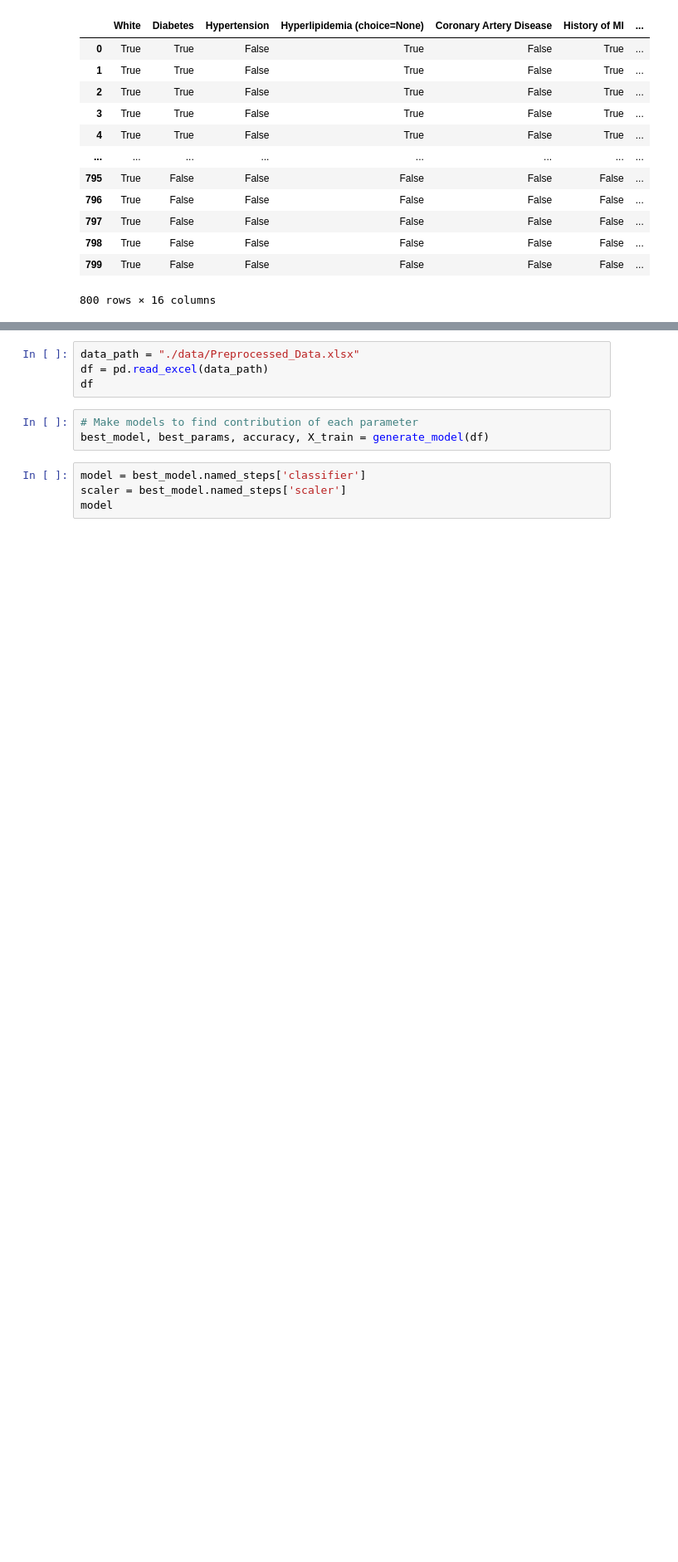
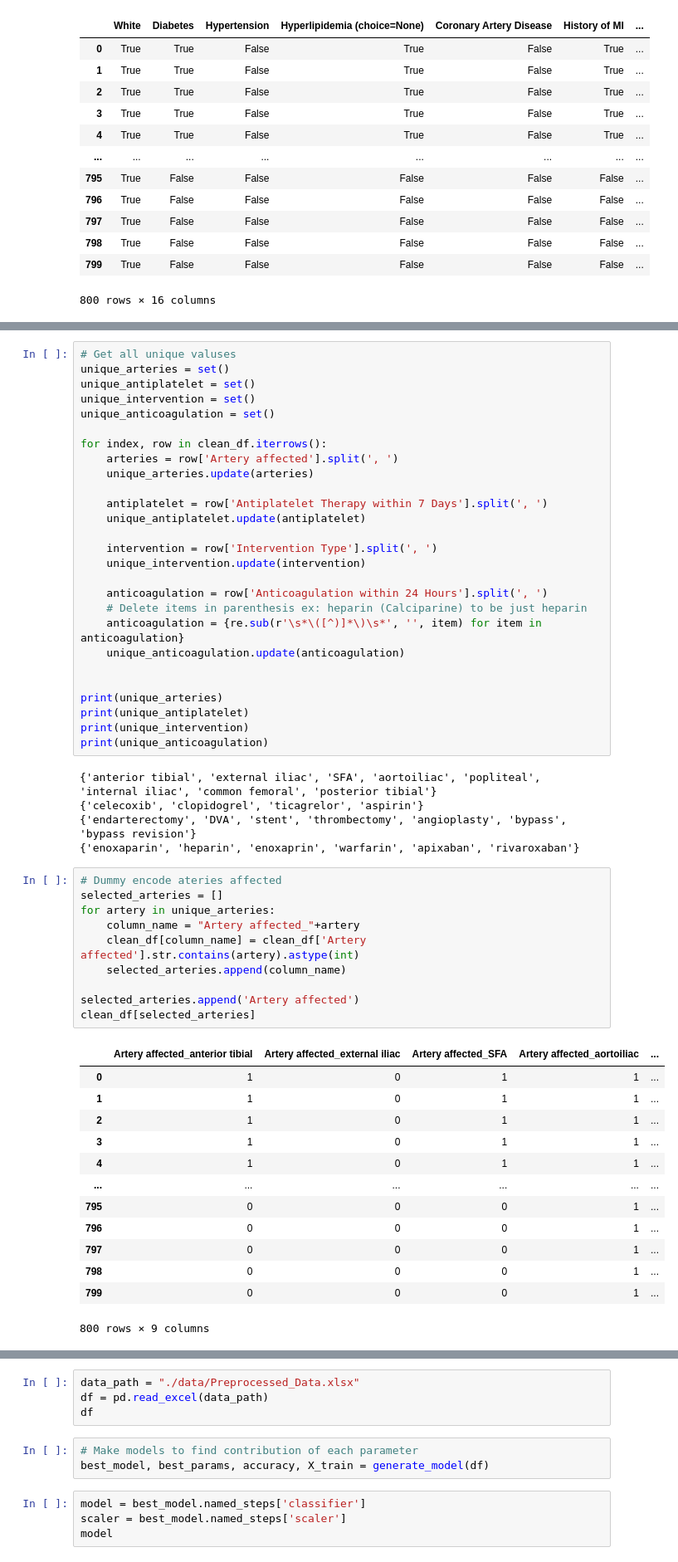
Before and after one commit to kstack21/CapstoneC2023, a Jupyter notebook: steps.ipynb, the cells around one changed output, grey strips where cells are left out. Shown: that part at 83% size. Drawn from its saved outputs; the diff is of its cells as text; blank space fills up the shorter version.

```diff
--- a/steps.ipynb
+++ b/steps.ipynb
@@ -495,0 +634,56 @@ clean_df[columns_to_convert]
+# %%
+# Get all unique valuses
+unique_arteries = set()
+unique_antiplatelet = set()
+unique_intervention = set()
+unique_anticoagulation = set()
+
+for index, row in clean_df.iterrows():
+    arteries = row['Artery affected'].split(', ')
+    unique_arteries.update(arteries)
+
+    antiplatelet = row['Antiplatelet Therapy within 7 Days'].split(', ')
+    unique_antiplatelet.update(antiplatelet)
+
+    intervention = row['Intervention Type'].split(', ')
+    unique_intervention.update(intervention)
+
+    anticoagulation = row['Anticoagulation within 24 Hours'].split(', ')
+    # Delete items in parenthesis ex: heparin (Calciparine) to be just heparin
+    anticoagulation = {re.sub(r'\s*\([^)]*\)\s*', '', item) for item in anticoagulation}
+    unique_anticoagulation.update(anticoagulation)
+
+
+print(unique_arteries)
+print(unique_antiplatelet)
+print(unique_intervention)
+print(unique_anticoagulation)
+# %% [output]
+{'anterior tibial', 'external iliac', 'SFA', 'aortoiliac', 'popliteal', 'internal iliac', 'common femoral', 'posterior tibial'}
+{'celecoxib', 'clopidogrel', 'ticagrelor', 'aspirin'}
+{'endarterectomy', 'DVA', 'stent', 'thrombectomy', 'angioplasty', 'bypass', 'bypass revision'}
+{'enoxaparin', 'heparin', 'enoxaprin', 'warfarin', 'apixaban', 'rivaroxaban'}
+# %%
+# Dummy encode ateries affected
+selected_arteries = []
+for artery in unique_arteries:
+    column_name = "Artery affected_"+artery
+    clean_df[column_name] = clean_df['Artery affected'].str.contains(artery).astype(int)
+    selected_arteries.append(column_name)
+
+selected_arteries.append('Artery affected')
+clean_df[selected_arteries]
+# %% [output]
+|  | Artery affected_anterior tibial | Artery affected_external iliac | Artery affected_SFA | Artery affected_aortoiliac | ... |
+| 0 | 1 | 0 | 1 | 1 | ... |
+| 1 | 1 | 0 | 1 | 1 | ... |
+| 2 | 1 | 0 | 1 | 1 | ... |
+| 3 | 1 | 0 | 1 | 1 | ... |
+| 4 | 1 | 0 | 1 | 1 | ... |
+| ... | ... | ... | ... | ... | ... |
+| 795 | 0 | 0 | 0 | 1 | ... |
+| 796 | 0 | 0 | 0 | 1 | ... |
+| 797 | 0 | 0 | 0 | 1 | ... |
+| 798 | 0 | 0 | 0 | 1 | ... |
+| 799 | 0 | 0 | 0 | 1 | ... |
+800 rows × 9 columns
```
Also changed, not shown: parts of 48 cells of this notebook, 3 other files.
